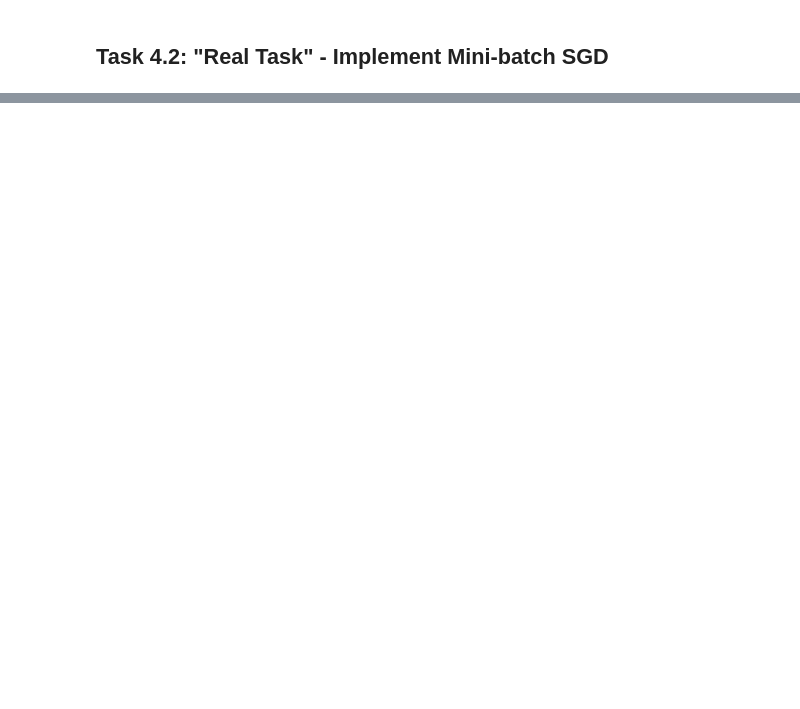
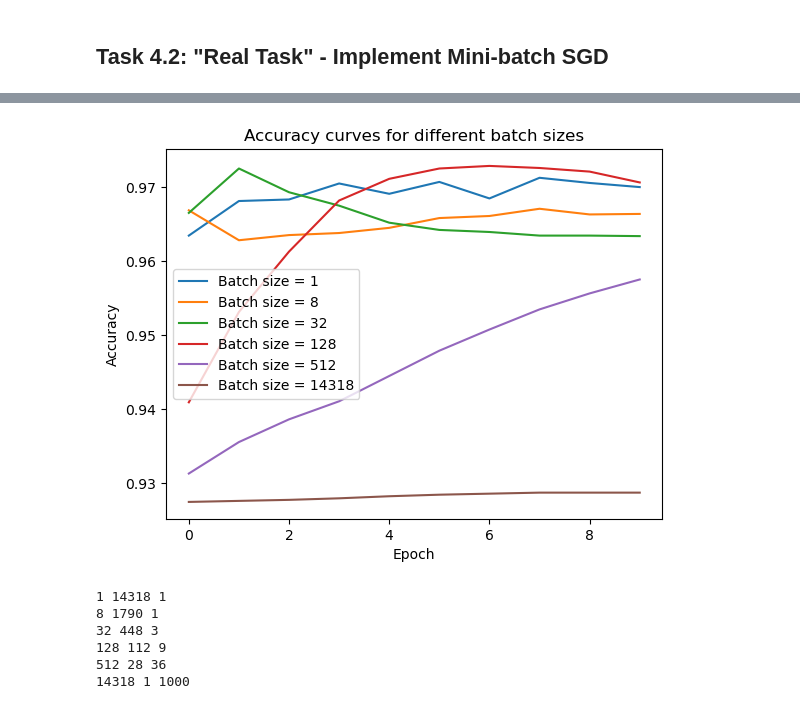
Before and after one commit to LeonLorenz147/AppliedML, a Jupyter notebook: weeks/week4_gd/week4_my_sol.ipynb, the cells around one changed output, grey strips where cells are left out. Saved outputs shown, nothing was run; the diff lists cells and outputs as text; code cells hidden in the pictures; blank space fills up the shorter version.

```diff
--- a/weeks/week4_gd/week4_my_sol.ipynb
+++ b/weeks/week4_gd/week4_my_sol.ipynb
@@ -107,0 +352,55 @@ print(np.unique(Y_test, return_counts=True))
+# %%
+for batch_size in batch_sizes:
+    plt.plot(
+        results_fixed_epochs[batch_size]["accuracies"],
+        label=f"Batch size = {batch_size}"
+    )
+
+plt.xlabel("Epoch")
+plt.ylabel("Accuracy")
+plt.legend()
+plt.title("Accuracy curves for different batch sizes")
+plt.show()
+# %% [output]
+[figure, added]
+# %%
+# Fixed number of updates and varying batch sizes
+
+updates = 1000
+batch_sizes = [1, 8, 32, 128, 512, len(X_train)]
+n_smples = X_train.shape[0]
+
+results_fixed_updates = {}
+
+for batch_size in batch_sizes:
+    updates_per_epoch = int(np.ceil(X_train.shape[0] / batch_size))
+    num_epochs = int(np.ceil(updates / updates_per_epoch))
+
+    print(batch_size, updates_per_epoch, num_epochs)
+
+model = SGDClassifier(
+        w=np.zeros(X_train.shape[1]),
+        b=0.0
+    )
+
+w, b, losses, accuracies = model.fit(
+        X_train,
+        Y_train,
+        lr=lr,
+        num_epochs = num_epochs,
+        batch_size = batch_size
+    )
+
+results_fixed_updates[batch_size] = {
+        "losses": losses,
+        "accuracies": accuracies,
+        "num_epochs": num_epochs,
+        "updates_per_epoch": updates_per_epoch
+    }
+# %% [output]
+1 14318 1
+8 1790 1
+32 448 3
+128 112 9
+512 28 36
+14318 1 1000
```
Also changed, not shown: parts of 22 cells of this notebook, 1 other file.
